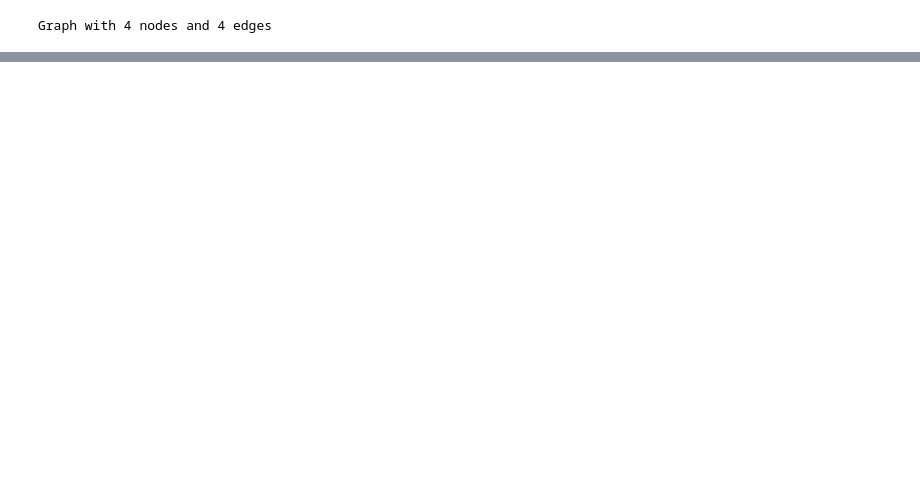
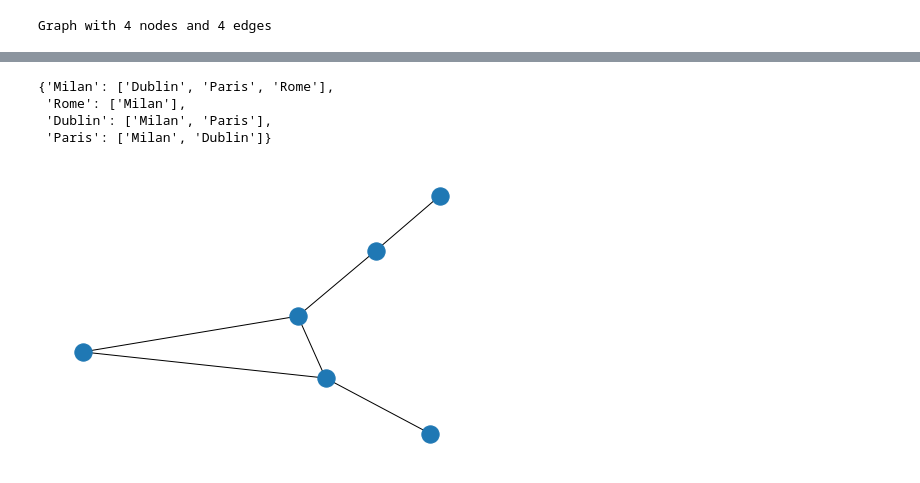
Before and after one commit to konfer/jupyter_bd, a Jupyter notebook: graph-ml-packt /1---Getting Started with Graphs.ipynb, the cells around one changed output, grey strips where cells are left out. Drawn from its saved outputs; the diff is of its cells as text; code cells hidden in the pictures; blank space fills up the shorter version.

Commit message:
graph operation

```diff
--- a/graph-ml-packt /1---Getting Started with Graphs.ipynb
+++ b/graph-ml-packt /1---Getting Started with Graphs.ipynb
@@ -20,0 +41,19 @@ nx.draw(G)
+# %%
+{node:list(G.neighbors(node)) for node in G.nodes}
+# %% [output]
+{'Milan': ['Dublin', 'Paris', 'Rome'],
+ 'Rome': ['Milan'],
+ 'Dublin': ['Milan', 'Paris'],
+ 'Paris': ['Milan', 'Dublin']}
+# %%
+new_nodes = {'London', 'Madrid'}
+# %%
+new_edges = [('London', 'Rome'), ('Madrid', 'Paris')]
+# %%
+G.add_edges_from(new_edges)
+# %%
+G.add_nodes_from(new_nodes)
+# %%
+nx.draw(G)
+# %% [output]
+[figure, added]
```
Also changed, not shown: parts of 8 cells of this notebook.
